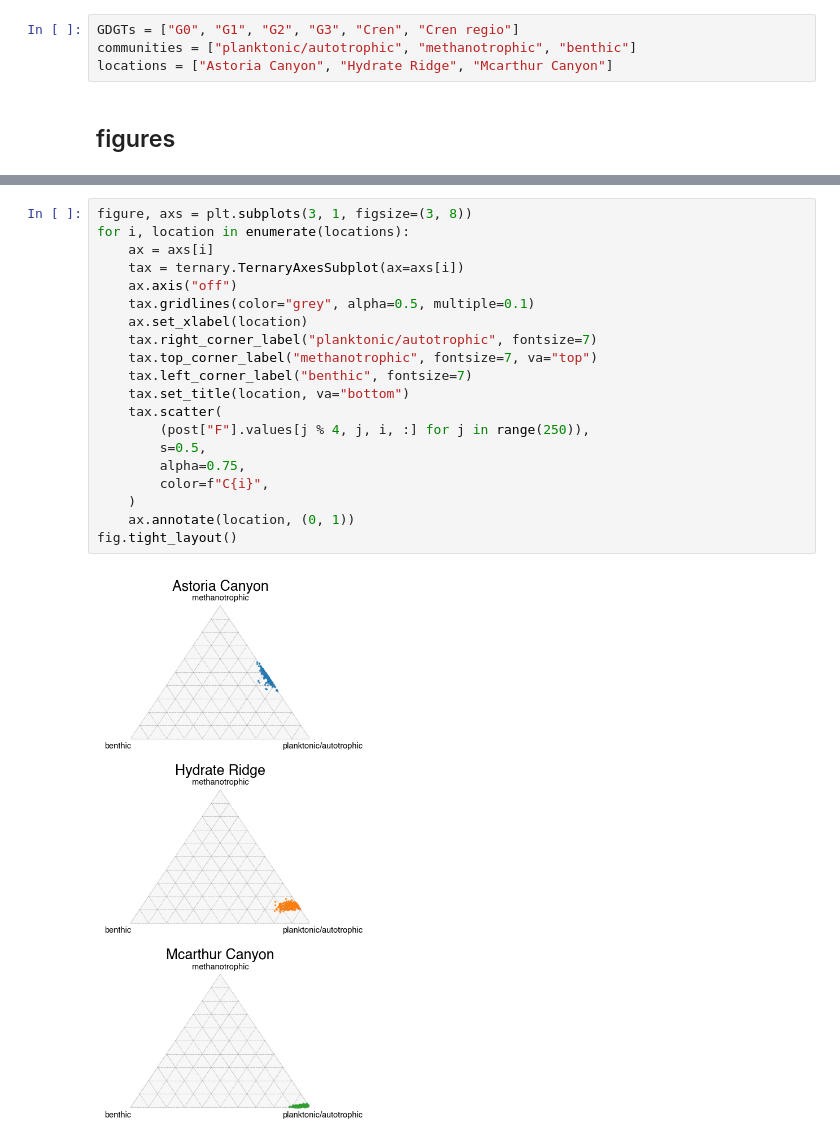
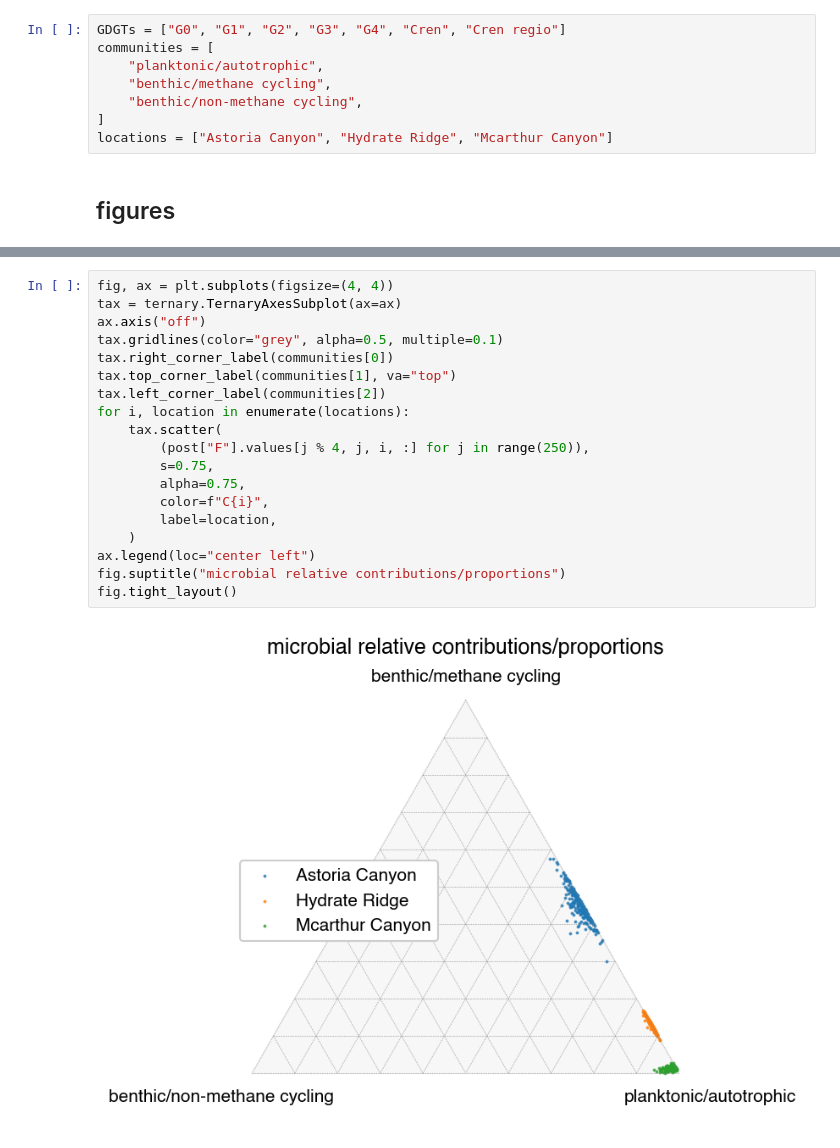
Before and after one commit to katherinekeller/cascadia-margin-lipids, a Jupyter notebook: analysis/model_figures.ipynb, the cells around one changed output, grey strips where cells are left out. Saved outputs shown, nothing was run; the diff lists cells and outputs as text.

Commit message:
figure updates

```diff
--- a/analysis/model_figures.ipynb
+++ b/analysis/model_figures.ipynb
@@ -21,8 +24,12 @@ post = xr.load_dataset("../model-results/posterior.nc")
 # %% [markdown]
 ## define labels
 # %%
-GDGTs = ["G0", "G1", "G2", "G3", "Cren", "Cren regio"]
-communities = ["planktonic/autotrophic", "methanotrophic", "benthic"]
+GDGTs = ["G0", "G1", "G2", "G3", "G4", "Cren", "Cren regio"]
+communities = [
+    "planktonic/autotrophic",
+    "benthic/methane cycling",
+    "benthic/non-methane cycling",
+]
 locations = ["Astoria Canyon", "Hydrate Ridge", "Mcarthur Canyon"]
 # %% [markdown]
 ## figures
@@ -43,25 +50,24 @@ fig.tight_layout()
 # %%
-figure, axs = plt.subplots(3, 1, figsize=(3, 8))
+fig, ax = plt.subplots(figsize=(4, 4))
+tax = ternary.TernaryAxesSubplot(ax=ax)
+ax.axis("off")
+tax.gridlines(color="grey", alpha=0.5, multiple=0.1)
+tax.right_corner_label(communities[0])
+tax.top_corner_label(communities[1], va="top")
+tax.left_corner_label(communities[2])
 for i, location in enumerate(locations):
-    ax = axs[i]
-    tax = ternary.TernaryAxesSubplot(ax=axs[i])
-    ax.axis("off")
-    tax.gridlines(color="grey", alpha=0.5, multiple=0.1)
-    ax.set_xlabel(location)
-    tax.right_corner_label("planktonic/autotrophic", fontsize=7)
-    tax.top_corner_label("methanotrophic", fontsize=7, va="top")
-    tax.left_corner_label("benthic", fontsize=7)
-    tax.set_title(location, va="bottom")
     tax.scatter(
         (post["F"].values[j % 4, j, i, :] for j in range(250)),
-        s=0.5,
+        s=0.75,
         alpha=0.75,
         color=f"C{i}",
+        label=location,
     )
-    ax.annotate(location, (0, 1))
+ax.legend(loc="center left")
+fig.suptitle("microbial relative contributions/proportions")
 fig.tight_layout()
 # %% [output]
-[figure, old version]
+[figure, new version]
 # %%
 fig, axs = plt.subplots(1, 3, figsize=(12, 4), sharex=True)
 for i, ax in enumerate(axs):
```
Also changed, not shown: parts of 11 cells of this notebook, 2 other files.
